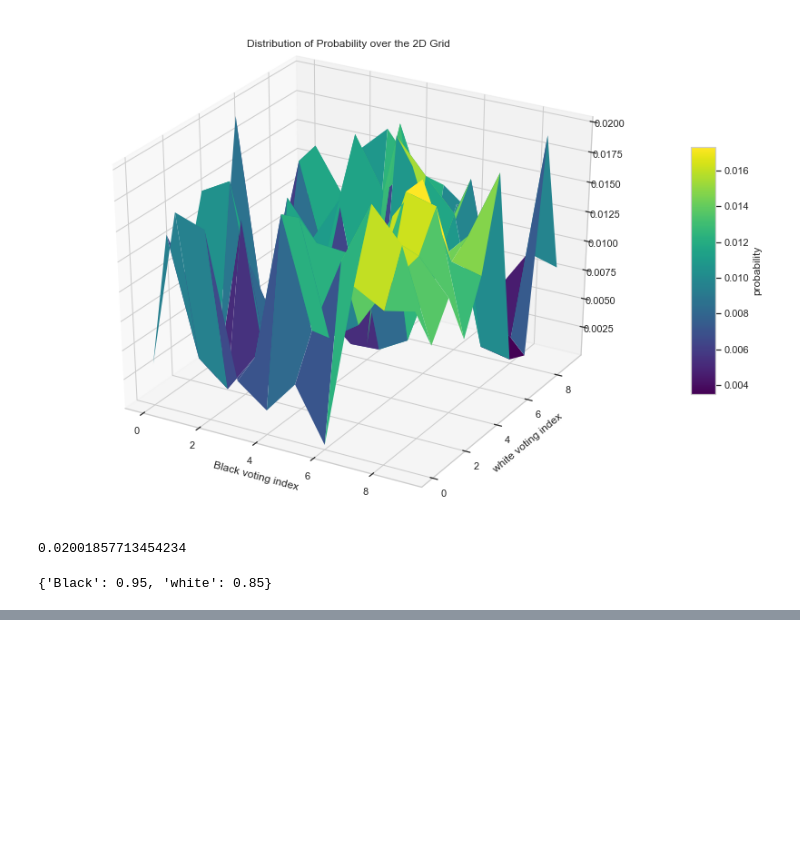
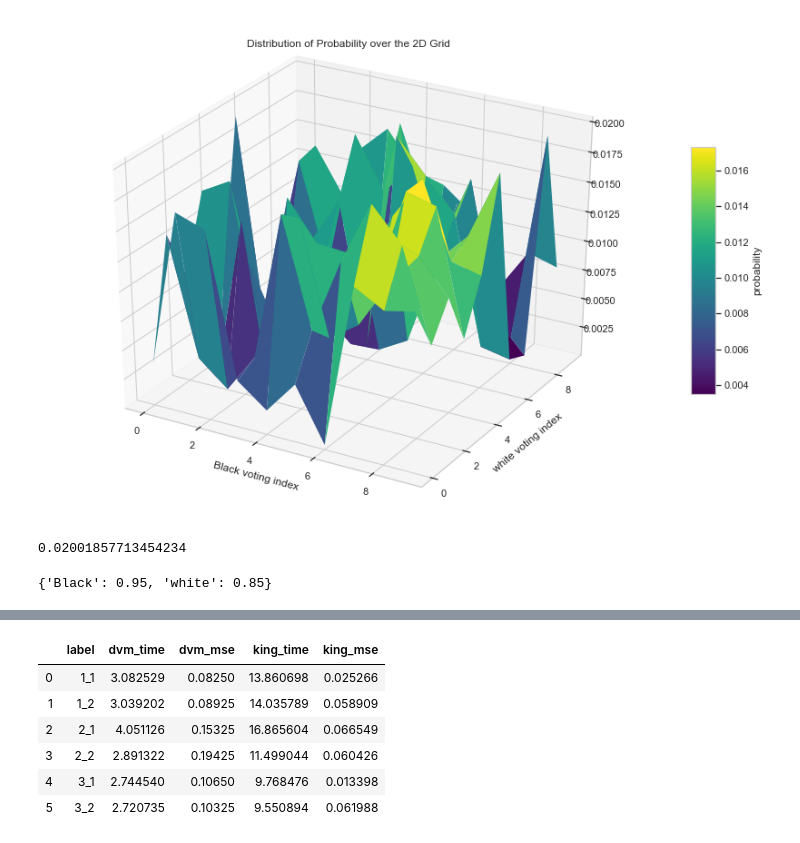
Before and after one commit to hangulu/thesis, a Jupyter notebook: methods.ipynb, the cells around one changed output, grey strips where cells are left out. Saved outputs shown, nothing was run; the diff lists cells and outputs as text; code cells hidden in the pictures; blank space fills up the shorter version.

Commit message:
completed mock data testing

```diff
--- a/methods.ipynb
+++ b/methods.ipynb
@@ -921,0 +961,29 @@ get_vote_pcts(test_grid_vs_ei_best_cell, 10, grid_vs_ei_demo)
+# %%
+# 2D evaluation
+eval_demo_1 = {'Group 1': 50, 'Group 2': 50}
+eval_demo_2 = {'Group 1': 25, 'Group 2': 75}
+eval_demo_3 = {'Group 1': 10, 'Group 2': 90}
+# %%
+eval_beta_1 = {'Group 1': [0.5, 0.5],
+               'Group 2': [0.3, 0.7]}
+eval_beta_2 = {'Group 1': [0.25, 0.75],
+               'Group 2': [0.2, 0.8]}
+# %%
+experiments_2d = []
+random_election_1_1 = generate_random_election(eval_candidates, eval_demo_1, eval_beta_1)
+experiments_2d.append((random_election_1_1, eval_demo_1, eval_beta_1, "1_1"))
+
+random_election_1_2 = generate_random_election(eval_candidates, eval_demo_1, eval_beta_2)
+experiments_2d.append((random_election_1_2, eval_demo_1, eval_beta_2, "1_2"))
+
+random_election_2_1 = generate_random_election(eval_candidates, eval_demo_2, eval_beta_1)
+experiments_2d.append((random_election_2_1, eval_demo_1, eval_beta_2, "2_1"))
+
+random_election_2_2 = generate_random_election(eval_candidates, eval_demo_2, eval_beta_2)
+experiments_2d.append((random_election_2_2, eval_demo_2, eval_beta_2, "2_2"))
+
+random_election_3_1 = generate_random_election(eval_candidates, eval_demo_3, eval_beta_1)
+experiments_2d.append((random_election_1_1, eval_demo_3, eval_beta_1, "3_1"))
+
+random_election_3_2 = generate_random_election(eval_candidates, eval_demo_3, eval_beta_2)
+experiments_2d.append((random_election_3_2, eval_demo_3, eval_beta_2, "3_2"))
@@ -921,0 +1140,2 @@ get_vote_pcts(test_grid_vs_ei_best_cell, 10, grid_vs_ei_demo)
+# %%
+results_2d = [dvm_king_evaluator(*experiment, n_iter=5) for experiment in experiments_2d]
@@ -921,0 +1160,10 @@ get_vote_pcts(test_grid_vs_ei_best_cell, 10, grid_vs_ei_demo)
+# %%
+pd.DataFrame(results_2d)
+# %% [output]
+|  | label | dvm_time | dvm_mse | king_time | king_mse |
+| 0 | 1_1 | 3.082529 | 0.08250 | 13.860698 | 0.025266 |
+| 1 | 1_2 | 3.039202 | 0.08925 | 14.035789 | 0.058909 |
+| 2 | 2_1 | 4.051126 | 0.15325 | 16.865604 | 0.066549 |
+| 3 | 2_2 | 2.891322 | 0.19425 | 11.499044 | 0.060426 |
+| 4 | 3_1 | 2.744540 | 0.10650 | 9.768476 | 0.013398 |
+| 5 | 3_2 | 2.720735 | 0.10325 | 9.550894 | 0.061988 |
```
Also changed, not shown: parts of 34 cells of this notebook.
